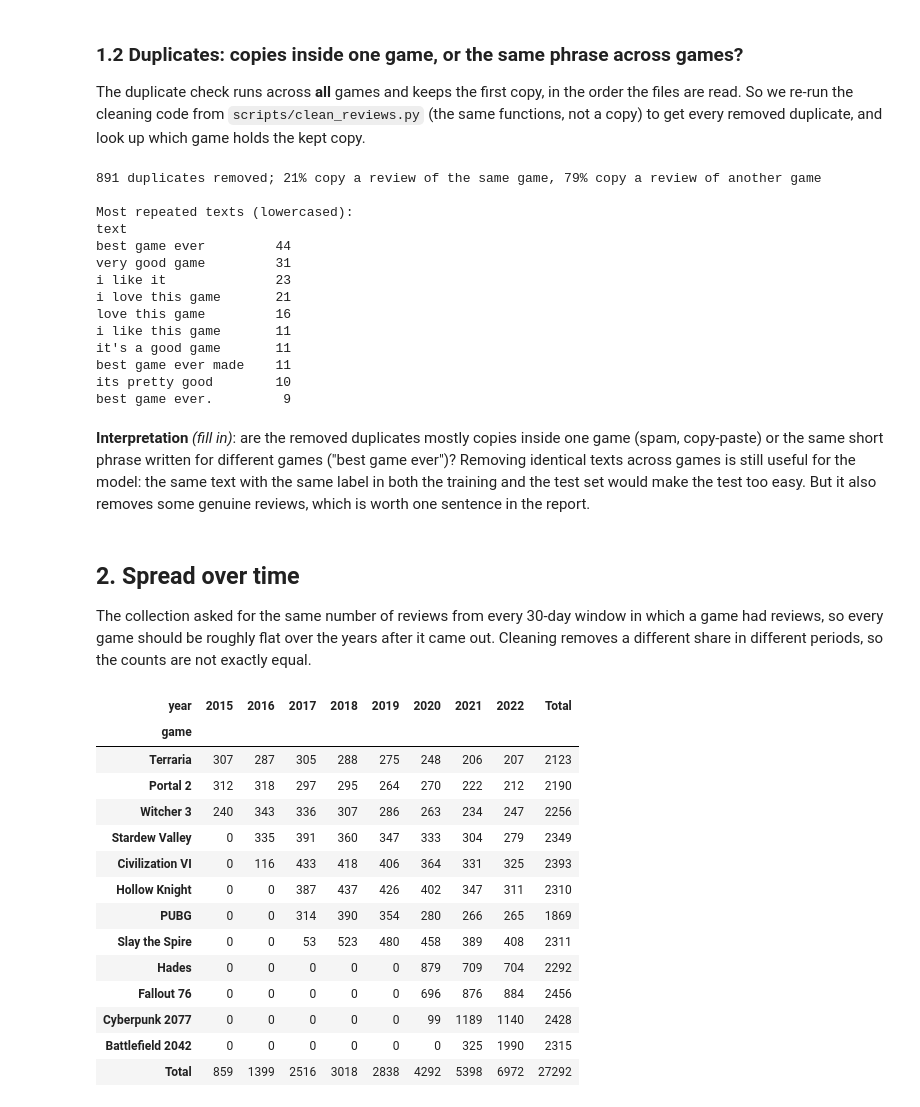
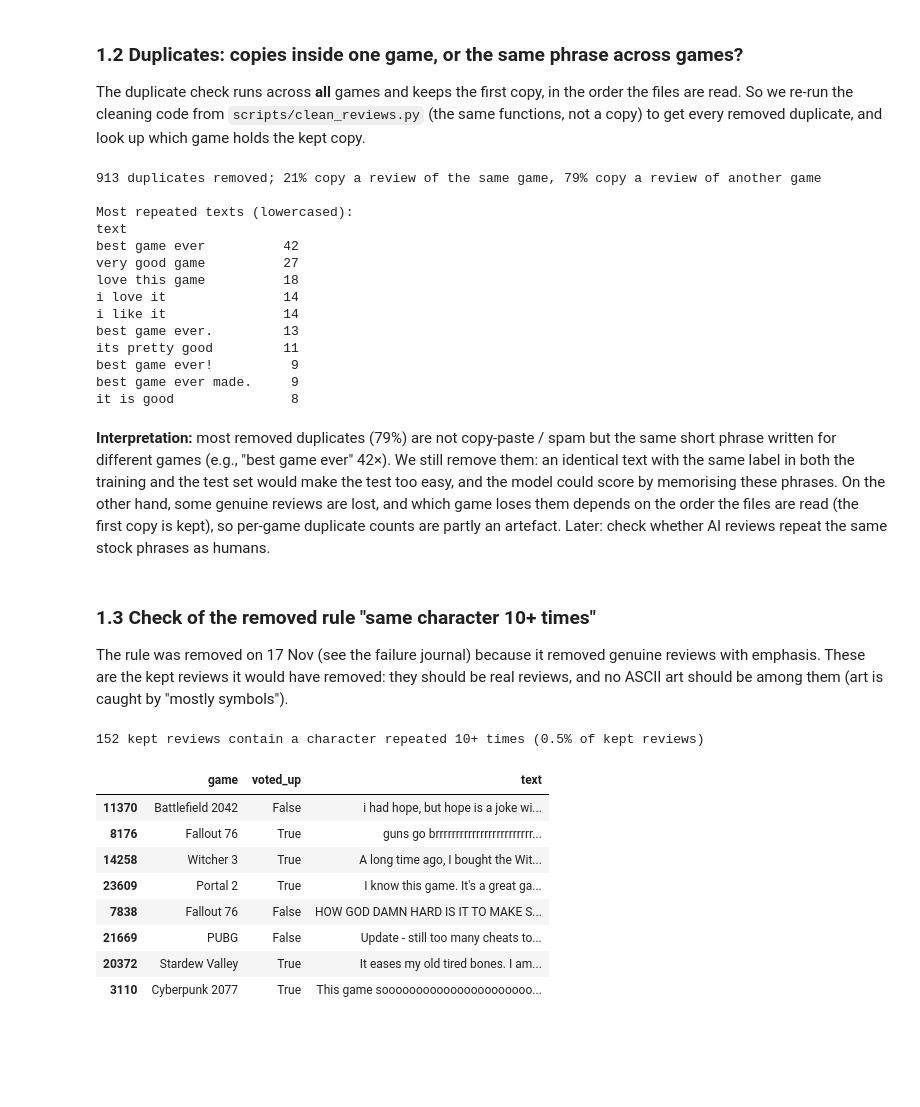
Before and after one commit to nike03156/ta2-semestral-project, a Jupyter notebook: notebooks/01_explore_human_reviews.ipynb, the cells around one changed output. Cells and saved outputs as stored; diff of their text form; code cells hidden in the pictures; blank space fills up the shorter version.

```diff
--- a/notebooks/01_explore_human_reviews.ipynb
+++ b/notebooks/01_explore_human_reviews.ipynb
@@ -22,14 +24,17 @@ import matplotlib.pyplot as plt
 
 # The notebook lives in notebooks/, all paths are relative to the repository root.
 ROOT = Path.cwd().parent if Path.cwd().name == "notebooks" else Path.cwd()
-RAW_DIR = ROOT / "data" / "raw" / "v2"          # git-ignored, local only
-CLEAN_DIR = ROOT / "data" / "clean" / "v2"      # git-ignored, local only
+RAW_DIR = ROOT / "data" / "raw" / "v3"          # git-ignored, local only
+CLEAN_DIR = ROOT / "data" / "clean" / "v3"      # git-ignored, local only
 RESULTS_DIR = ROOT / "results" / "01_explore"   # aggregated tables and plots, safe to publish
 RESULTS_DIR.mkdir(parents=True, exist_ok=True)
 
-# Optional: cleaned data of the FIRST collection (newest 3,000 per game), kept outside the repository.
-# Change the path if yours is elsewhere; section 7 is skipped if the file does not exist.
-OLD_CSV = ROOT.parent / "data_Steam" / "data" / "clean_data_Claude" / "reviews_clean.csv"
+# Optional: cleaned data of the earlier collections, for the comparison in section 6.
+# Change the paths if yours are elsewhere; a missing file is simply skipped.
+EARLIER = {
+    "v1 (newest 3,000)": ROOT.parent / "data_Steam" / "data" / "clean_data_Claude" / "reviews_clean.csv",
+    "v2 (30-day windows)": ROOT / "data" / "clean" / "v2" / "reviews_clean.csv",
+}
 
 GAMES = {
     620: "Portal 2", 105600: "Terraria", 413150: "Stardew Valley", 292030: "Witcher 3",
@@ -38,9 +43,6 @@ GAMES = {
     1151340: "Fallout 76", 578080: "PUBG",
 }
 
-# The same windows as in collect_steam_reviews.py (start date and length).
-WINDOW_START = pd.Timestamp("2015-01-01", tz="UTC")
-WINDOW_DAYS = 30
 
 BLUE, INK2 = "#2a78d6", "#52514e"
 pd.set_option("display.max_columns", None)
@@ -177,43 +180,40 @@ print(f"{len(dups):,} duplicates removed; "
 print("\nMost repeated texts (lowercased):")
 print(dups["text"].str.lower().map(short).value_counts().head(10).to_string())
 # %% [output]
-891 duplicates removed; 21% copy a review of the same game, 79% copy a review of another game
+913 duplicates removed; 21% copy a review of the same game, 79% copy a review of another game
 
 Most repeated texts (lowercased):
 text
-best game ever         44
-very good game         31
-i like it              23
-i love this game       21
-love this game         16
-i like this game       11
-it's a good game       11
-best game ever made    11
-its pretty good        10
-best game ever.         9
+best game ever          42
+very good game          27
+love this game          18
+i love it               14
+i like it               14
+best game ever.         13
+its pretty good         11
+best game ever!          9
+best game ever made.     9
+it is good               8
 # %% [markdown]
-**Interpretation** *(fill in)*: are the removed duplicates mostly copies inside one game (spam, copy-paste) or the same short phrase written for different games ("best game ever")? Removing identical texts across games is still useful for the model: the same text with the same label in both the training and the test set would make the test too easy. But it also removes some genuine reviews, which is worth one sentence in the report.
+**Interpretation:** most removed duplicates (79%) are not copy-paste / spam but the same short phrase written for different games (e.g., "best game ever" 42×). We still remove them: an identical text with the same label in both the training and the test set would make the test too easy, and the model could score by memorising these phrases. On the other hand, some genuine reviews are lost, and which game loses them depends on the order the files are read (the first copy is kept), so per-game duplicate counts are partly an artefact. Later: check whether AI reviews repeat the same stock phrases as humans.
 # %% [markdown]
-## 2. Spread over time
+### 1.3 Check of the removed rule "same character 10+ times"
 
-The collection asked for the same number of reviews from every 30-day window in which a game had reviews, so every game should be roughly flat over the years after it came out. Cleaning removes a different share in different periods, so the counts are not exactly equal.
+The rule was removed on 17 Nov (see the failure journal) because it removed genuine reviews with emphasis. These are the kept reviews it would have removed: they should be real reviews, and no ASCII art should be among them (art is caught by "mostly symbols").
 # %%
-by_year = pd.crosstab(df["game"], df["year"], margins=True, margins_name="Total").loc[GAME_ORDER + ["Total"]]
-by_year.to_csv(RESULTS_DIR / "reviews_by_game_and_year.csv")
-by_year
+REPEATED = re.compile(r"(.)\1{9,}")
+would_drop = df[df["text"].str.contains(REPEATED)]
+print(f"{len(would_drop):,} kept reviews contain a character repeated 10+ times "
+      f"({len(would_drop) / len(df):.1%} of kept reviews)")
+would_drop.sample(min(8, len(would_drop)), random_state=1).assign(text=lambda d: d["text"].map(short))[["game", "voted_up", "text"]]
 # %% [output]
+152 kept reviews contain a character repeated 10+ times (0.5% of kept reviews)
-| year | 2015 | 2016 | 2017 | 2018 | 2019 | 2020 | 2021 | 2022 | Total |
-| game |  |  |  |  |  |  |  |  |  |
-| Terraria | 307 | 287 | 305 | 288 | 275 | 248 | 206 | 207 | 2123 |
-| Portal 2 | 312 | 318 | 297 | 295 | 264 | 270 | 222 | 212 | 2190 |
-| Witcher 3 | 240 | 343 | 336 | 307 | 286 | 263 | 234 | 247 | 2256 |
-| Stardew Valley | 0 | 335 | 391 | 360 | 347 | 333 | 304 | 279 | 2349 |
-| Civilization VI | 0 | 116 | 433 | 418 | 406 | 364 | 331 | 325 | 2393 |
-| Hollow Knight | 0 | 0 | 387 | 437 | 426 | 402 | 347 | 311 | 2310 |
-| PUBG | 0 | 0 | 314 | 390 | 354 | 280 | 266 | 265 | 1869 |
-| Slay the Spire | 0 | 0 | 53 | 523 | 480 | 458 | 389 | 408 | 2311 |
-| Hades | 0 | 0 | 0 | 0 | 0 | 879 | 709 | 704 | 2292 |
-| Fallout 76 | 0 | 0 | 0 | 0 | 0 | 696 | 876 | 884 | 2456 |
-| Cyberpunk 2077 | 0 | 0 | 0 | 0 | 0 | 99 | 1189 | 1140 | 2428 |
-| Battlefield 2042 | 0 | 0 | 0 | 0 | 0 | 0 | 325 | 1990 | 2315 |
-| Total | 859 | 1399 | 2516 | 3018 | 2838 | 4292 | 5398 | 6972 | 27292 |
+|  | game | voted_up | text |
+| 11370 | Battlefield 2042 | False | i had hope, but hope is a joke wi... |
+| 8176 | Fallout 76 | True | guns go brrrrrrrrrrrrrrrrrrrrrrrr... |
+| 14258 | Witcher 3 | True | A long time ago, I bought the Wit... |
+| 23609 | Portal 2 | True | I know this game. It's a great ga... |
+| 7838 | Fallout 76 | False | HOW GOD DAMN HARD IS IT TO MAKE S... |
+| 21669 | PUBG | False | Update - still too many cheats to... |
+| 20372 | Stardew Valley | True | It eases my old tired bones. I am... |
+| 3110 | Cyberpunk 2077 | True | This game soooooooooooooooooooooo... |
```
Also changed, not shown: parts of 36 cells of this notebook, 16 other files.
